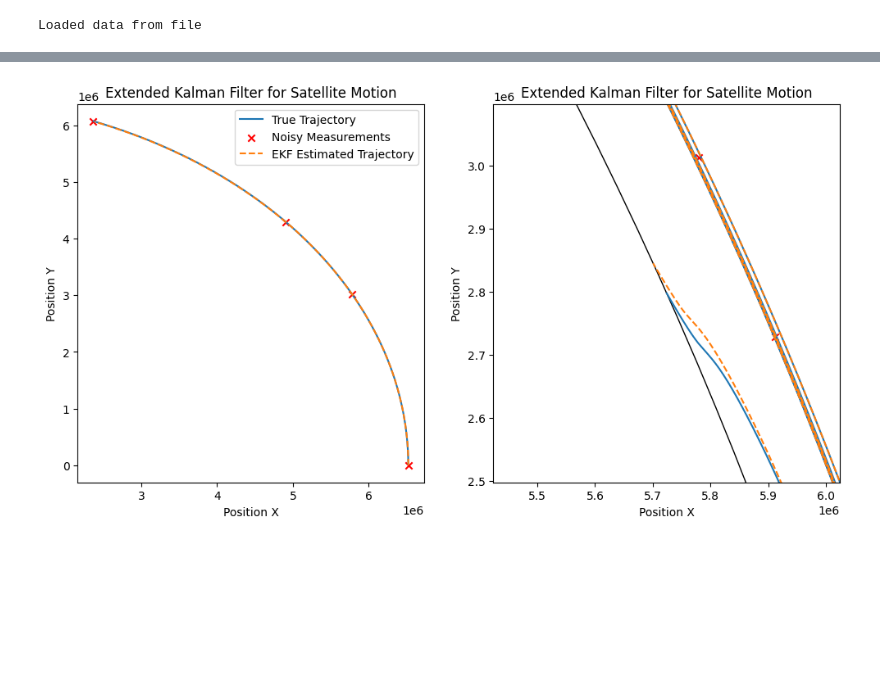
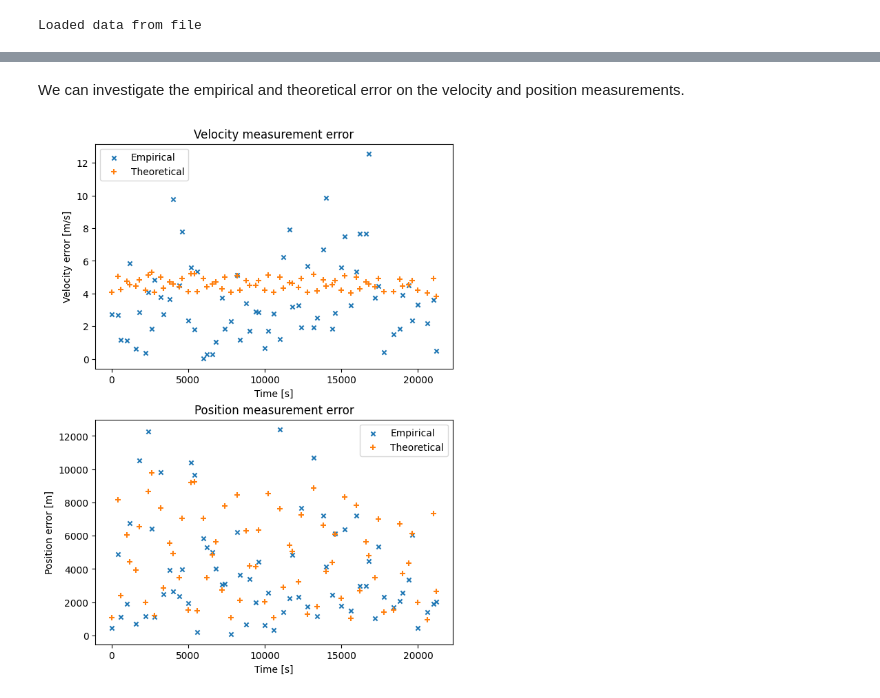
Before and after one commit to brendanbennett/deorbiter, a Jupyter notebook: examples/EKF_example.ipynb, the cells around one changed output, grey strips where cells are left out. Drawn from its saved outputs; the diff is of its cells as text; code cells hidden in the pictures; blank space fills up the shorter version.

```diff
--- a/examples/EKF_example.ipynb
+++ b/examples/EKF_example.ipynb
@@ -73,36 +83,6 @@ plot_height(true_traj, observations=observation_states, estimated_traj=estimated
-# %%
-fig, (ax1, ax2) = plt.subplots(1, 2, figsize = (12, 6))
-
-plot_duration = 1000
-
-start_index = np.argmax(sim_times > observation_times[0])
-start_time = sim_times[start_index]
-end_time = start_time + plot_duration
-
-true_traj_slice = slice(start_index, int(end_time/dt))
-est_traj_slice = slice(0, int(plot_duration/dt))
-measure_slice = slice(0, np.argmax(observation_times > end_time))
-
-ax1.plot(true_traj[:, 0][true_traj_slice], true_traj[:, 1][true_traj_slice], label='True Trajectory')
-ax1.scatter(observation_states[:, 0][measure_slice], observation_states[:, 1][measure_slice], marker='x', color='r', label='Noisy Measurements')
-ax1.plot(estimated_traj[:, 0][est_traj_slice], estimated_traj[:, 1][est_traj_slice], label='EKF Estimated Trajectory', linestyle='--')
-ax1.set_title('Extended Kalman Filter for Satellite Motion')
-ax1.set_xlabel('Position X')
-ax1.set_ylabel('Position Y')
-
-
-ax2.plot(true_traj[:, 0], true_traj[:, 1], label='True Trajectory')
-ax2.scatter(observation_states[:, 0], observation_states[:, 1], marker='x', color='r', label='Noisy Measurements')
-ax2.plot(estimated_traj[:, 0], estimated_traj[:, 1], label='EKF Estimated Trajectory', linestyle='--')
-ax2.set_title('Extended Kalman Filter for Satellite Motion')
-ax2.set_xlabel('Position X')
-ax2.set_ylabel('Position Y')
-ax2.set_xlim([crash_coords[0]-3e5, crash_coords[0]+3e5])
-ax2.set_ylim([crash_coords[1]-3e5, crash_coords[1]+3e5])
-earth = plt.Circle((0, 0), radius=deorbit.constants.EARTH_RADIUS, fill=False)
-ax2.add_patch(earth)
-ax1.legend()
-
-plt.show()
-# %% [output]
-[figure, removed]
+# %% [markdown]
+We can investigate the empirical and theoretical error on the velocity and position measurements.
+# %%
+plot_theoretical_empirical_observation_error(sim_states, sim_times, observation_states, observation_times, observed_covariances)
+# %% [output]
+[figure, added]
```
Also changed, not shown: parts of 10 cells of this notebook, 2 other files.
